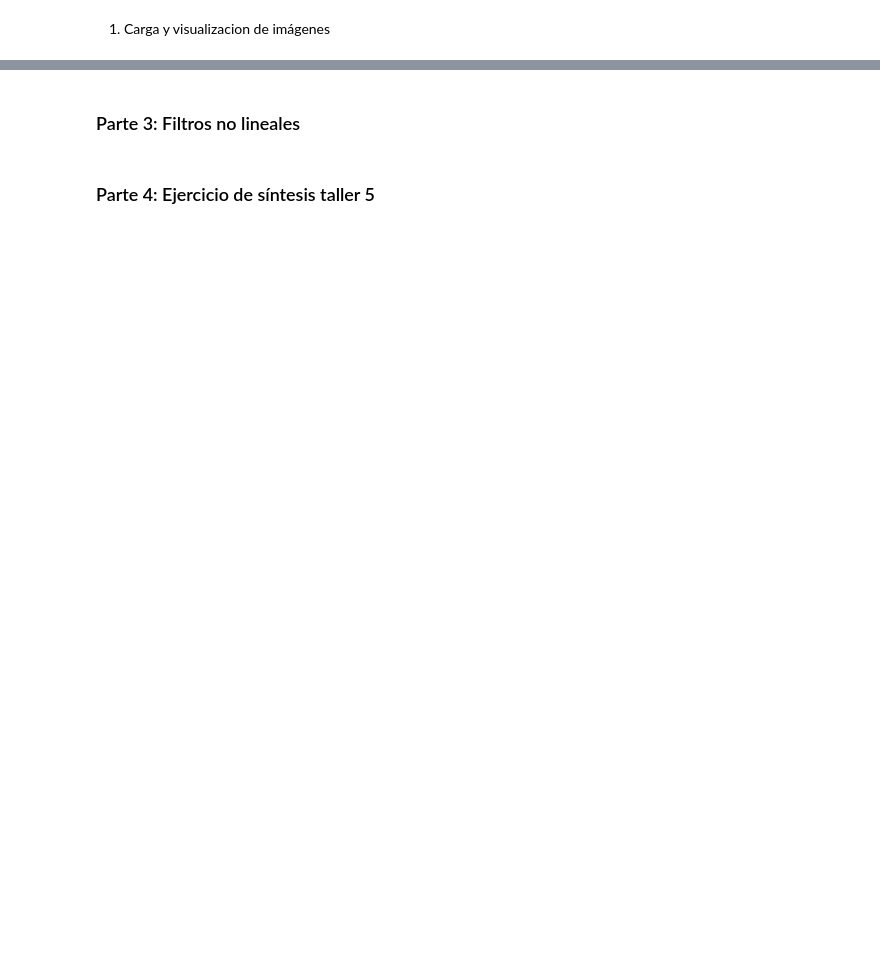
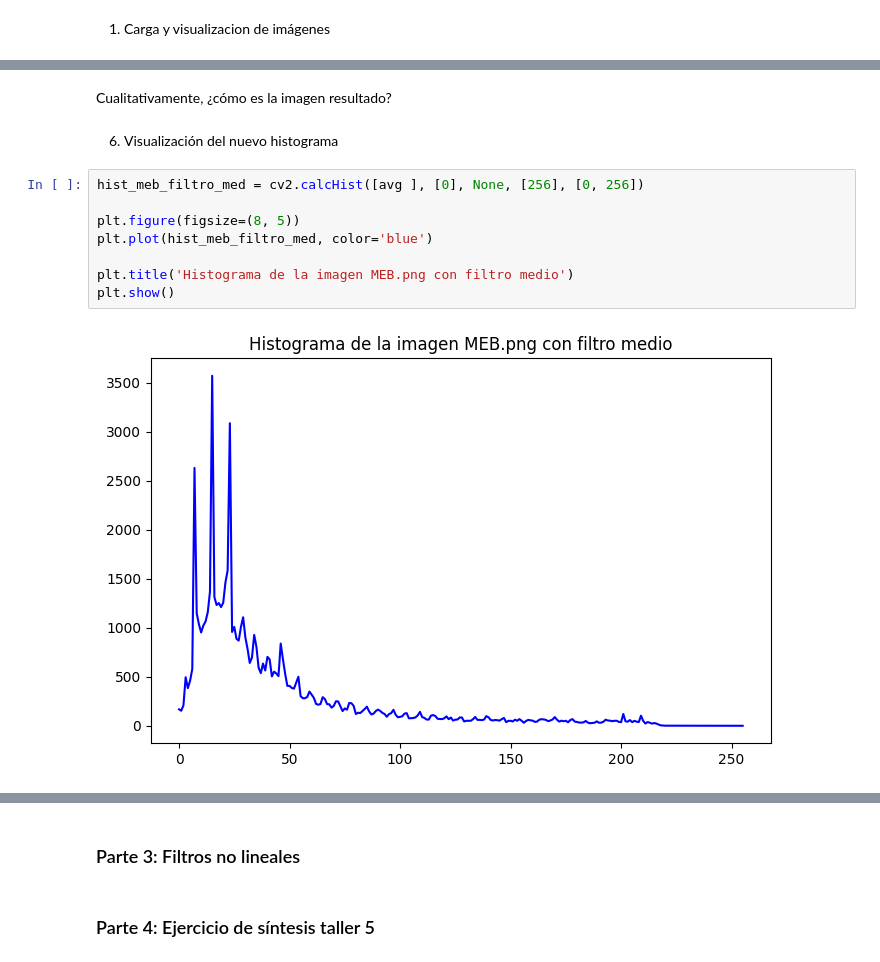
Before and after one commit to Jssoff/Taller_5_I-M, a Jupyter notebook: Briceño_Garay_Taller 5/Taller_5.ipynb, the cells around one changed output, grey strips where cells are left out. Cells and saved outputs as stored; diff of their text form; blank space fills up the shorter version.

```diff
--- a/Briceño_Garay_Taller 5/Taller_5.ipynb
+++ b/Briceño_Garay_Taller 5/Taller_5.ipynb
@@ -22,0 +54,14 @@ plt.show()
+# %% [markdown]
+Cualitativamente, ¿cómo es la imagen resultado?
+# %% [markdown]
+6. Visualización del nuevo histograma
+# %%
+hist_meb_filtro_med = cv2.calcHist([avg ], [0], None, [256], [0, 256])
+
+plt.figure(figsize=(8, 5))
+plt.plot(hist_meb_filtro_med, color='blue')
+
+plt.title('Histograma de la imagen MEB.png con filtro medio')
+plt.show()
+# %% [output]
+[figure, added]
```
Also changed, not shown: parts of 20 cells of this notebook.
